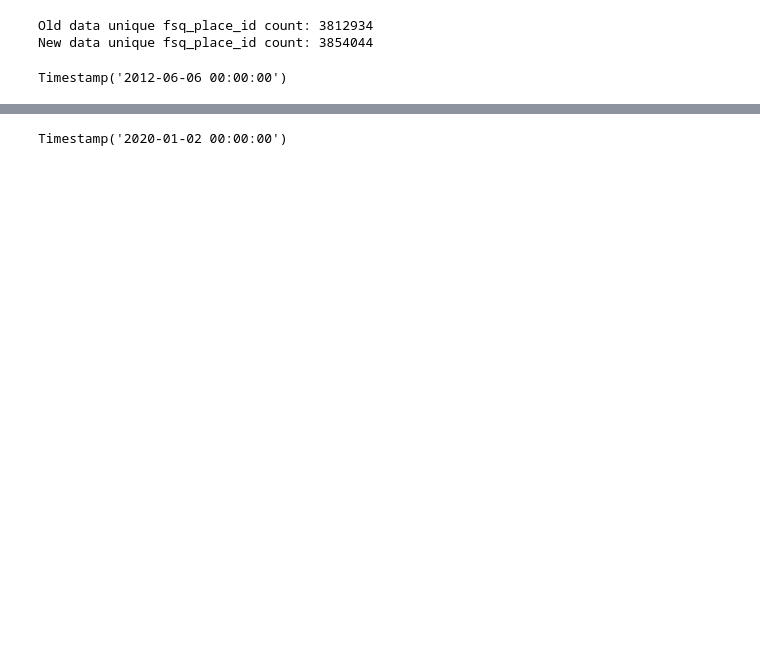
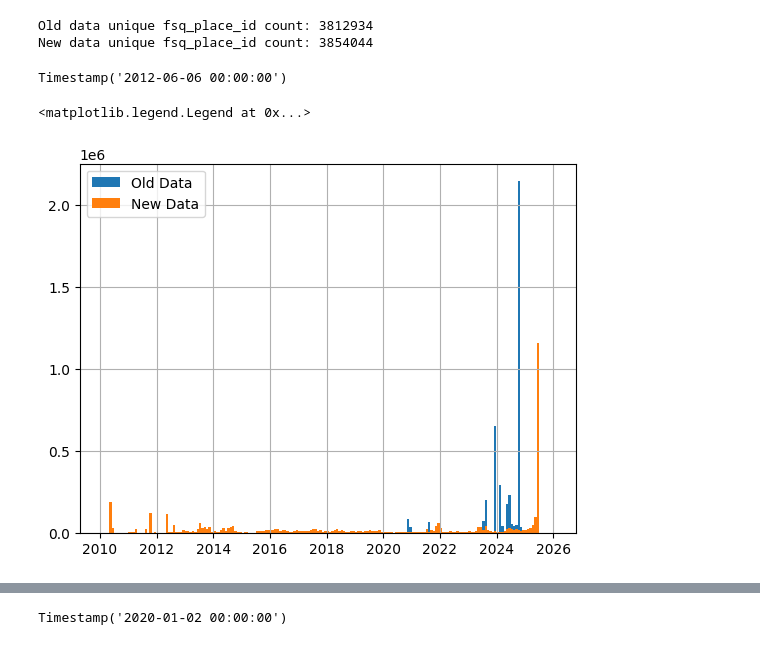
Before and after one commit to GeographicDataService/RetailCentres2026_Unified, a Jupyter notebook: Boundaries/notebooks/process_input_data/compare_newvsoldfoursquaredata.ipynb, the cells around one changed output, grey strips where cells are left out. Drawn from its saved outputs; the diff is of its cells as text; code cells hidden in the pictures; blank space fills up the shorter version.

```diff
--- a/Boundaries/notebooks/process_input_data/compare_newvsoldfoursquaredata.ipynb
+++ b/Boundaries/notebooks/process_input_data/compare_newvsoldfoursquaredata.ipynb
@@ -36,3 +34,13 @@ min_date = old_data['date_refreshed'].min()
 min_date
 # %% [output]
 Timestamp('2012-06-06 00:00:00')
+# %%
+#bins between 2019 and 2021
+bins = pd.date_range(start='2010-01-01', end='2025-12-31', freq='M')
+
+old_data['date_refreshed'].hist(bins=bins)
+new_data['date_refreshed'].hist(bins=bins)
+plt.legend(['Old Data', 'New Data'])
+# %% [output]
+<matplotlib.legend.Legend at 0x...>
+[figure, added]
```
Also changed, not shown: parts of 16 cells of this notebook, 3 other files.
